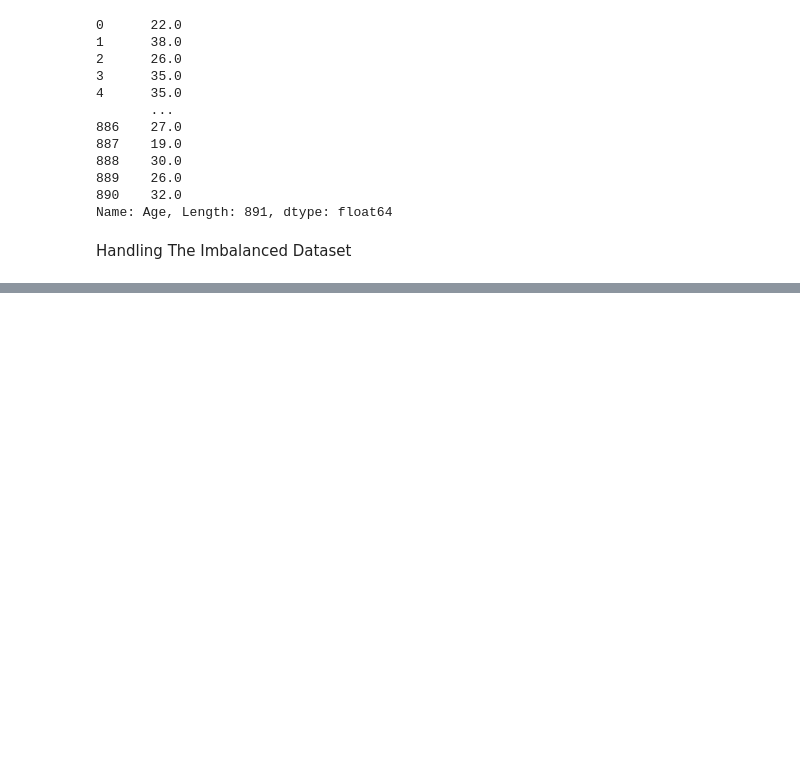
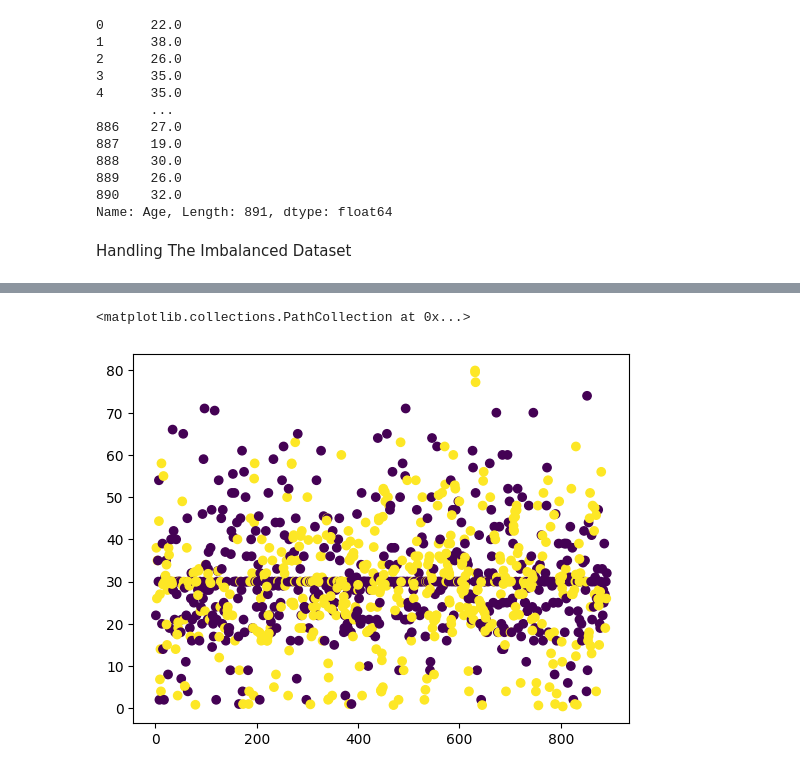
Before and after one commit to vishva0710/ML-From-Scratch, a Jupyter notebook: Machine-Learning/ML_Fundamentals/_Feature Engineering.ipynb, the cells around one changed output, grey strips where cells are left out. Drawn from its saved outputs; the diff is of its cells as text; code cells hidden in the pictures; blank space fills up the shorter version.

```diff
--- a/Machine-Learning/ML_Fundamentals/_Feature Engineering.ipynb
+++ b/Machine-Learning/ML_Fundamentals/_Feature Engineering.ipynb
@@ -289,0 +352,3 @@ Handling The Imbalanced Dataset
+# %%
+from imblearn.over_sampling import SMOTE
+smote=SMOTE()
@@ -289,0 +371,5 @@ Handling The Imbalanced Dataset
+# %%
+plt.scatter(x['PassengerId'],x['Age'],c=y)
+# %% [output]
+<matplotlib.collections.PathCollection at 0x...>
+[figure, added]
```
Also changed, not shown: parts of 21 cells of this notebook.
